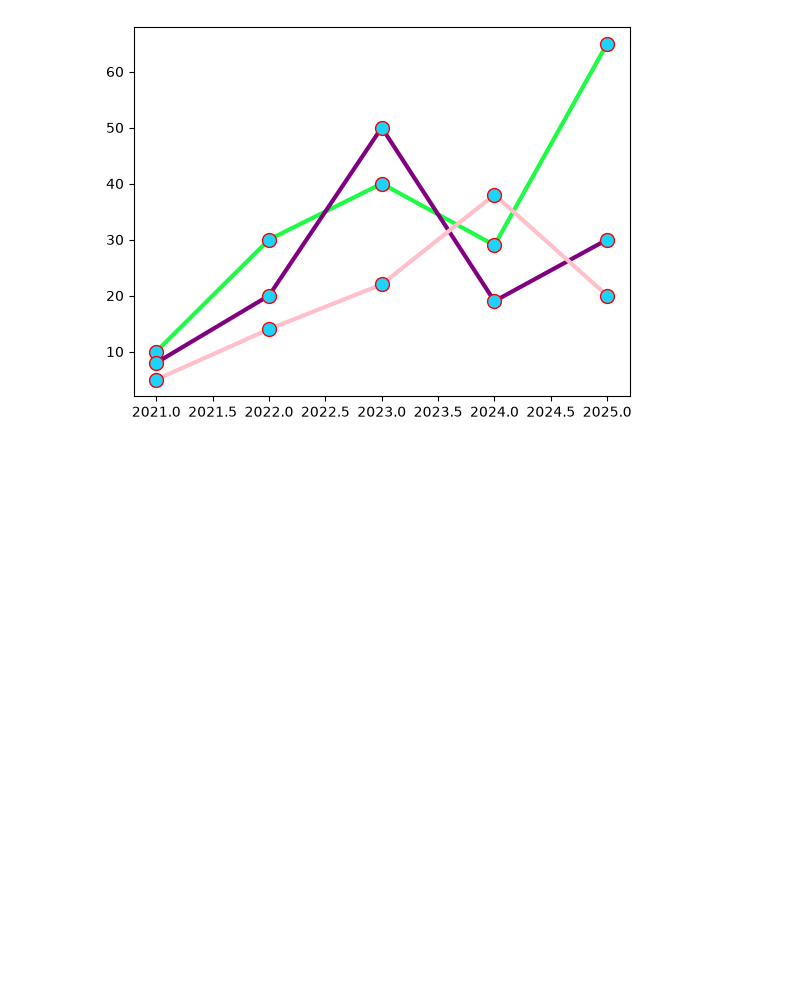
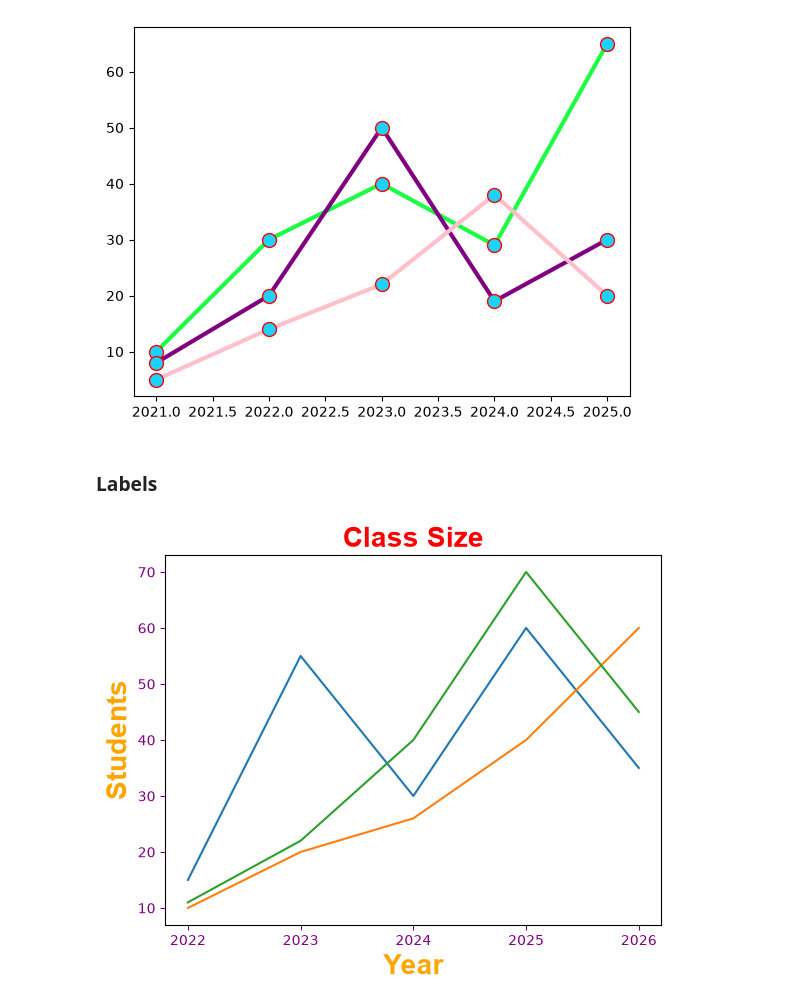
Before and after one commit to areeba-cyber/NumPy, a Jupyter notebook: Matplotlib/main1.ipynb, the cells around one changed output. Cells and saved outputs as stored; diff of their text form; code cells hidden in the pictures; blank space fills up the shorter version.

Commit message:
labels

```diff
--- a/Matplotlib/main1.ipynb
+++ b/Matplotlib/main1.ipynb
@@ -19,3 +19,34 @@ plt.plot(x, y3, color = "pink", **line_style)
 plt.show()
 # %% [output]
 [figure]
+# %% [markdown]
+### Labels
+# %%
+x = np.array([2022, 2023, 2024, 2025, 2026])
+y1 = np.array([15, 55, 30, 60, 35])
+y2 = np.array([10, 20, 26, 40, 60])
+y3 = np.array([11, 22, 40, 70, 45])
+
+plt.title("Class Size", fontsize=20,
+                        family="Arial",
+                        fontweight = "bold",
+                        color= "red")
+plt.xlabel("Year",fontsize=20,
+                  family="Arial",
+                  fontweight = "bold",
+                  color= "orange" )
+plt.ylabel("Students", fontsize=20,
+                       family="Arial",
+                       fontweight = "bold",
+                       color= "orange")
+plt.tick_params(axis="both",
+                colors="purple")
+
+plt.plot(x,y1)
+plt.plot(x,y2)
+plt.plot(x,y3)
+plt.xticks(x)
+
+plt.show()
+# %% [output]
+[figure, added]
```
